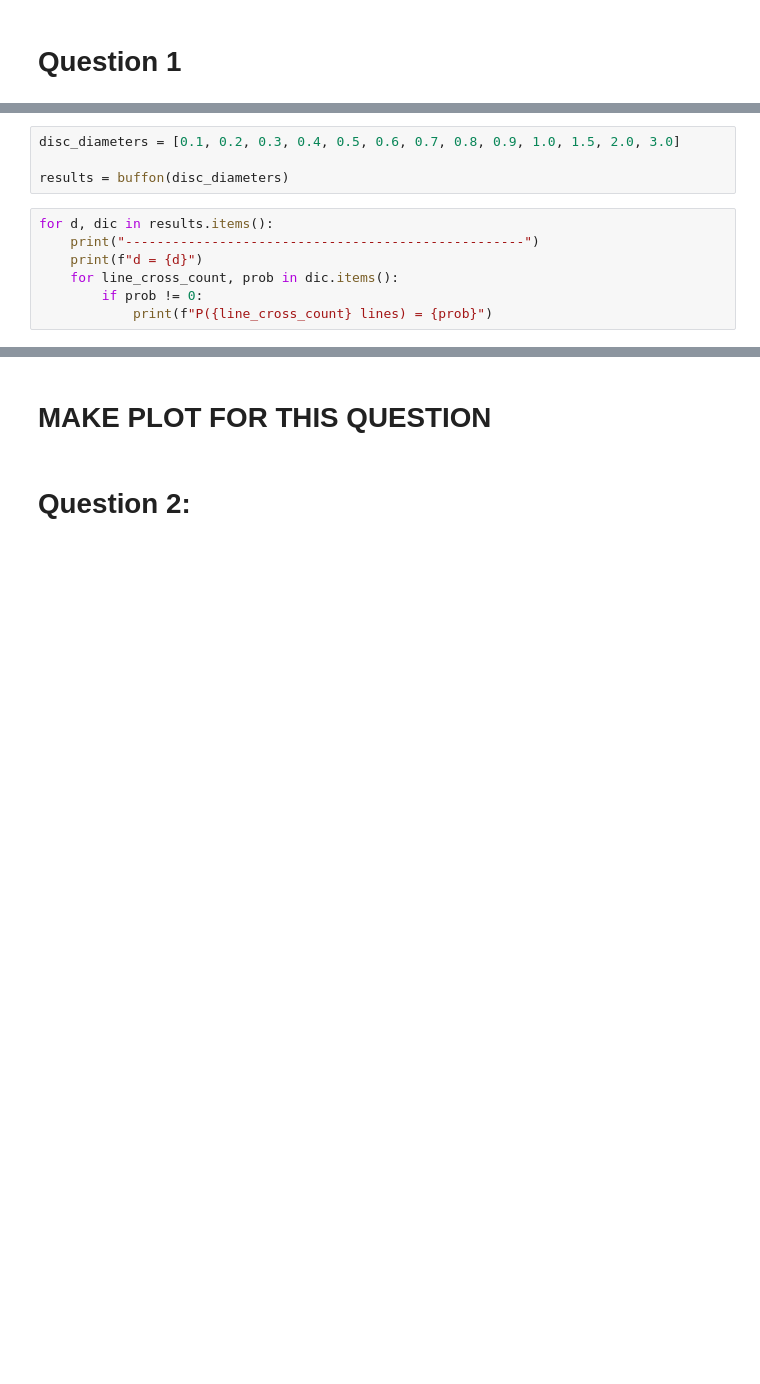
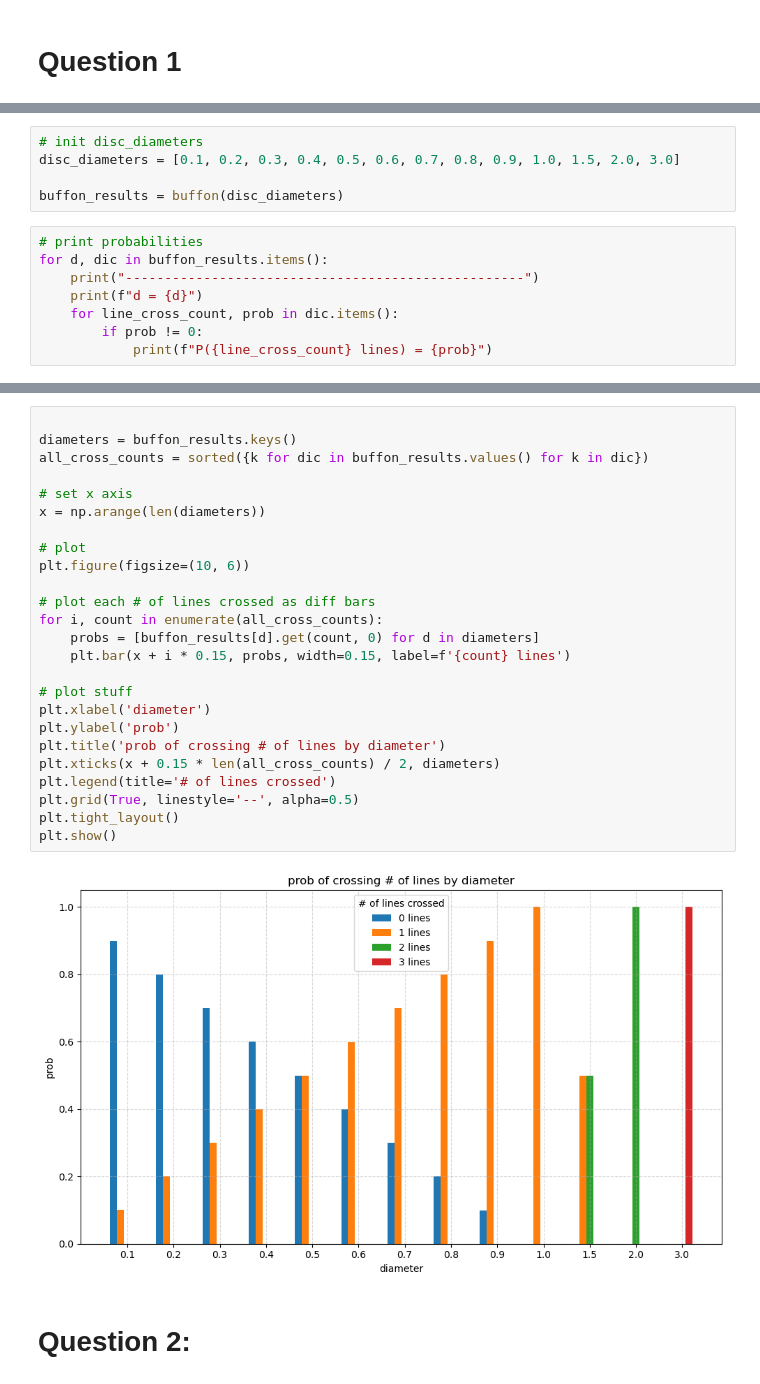
Before and after one commit to Saatvik1/Numerical-Analysis, a Jupyter notebook: HW3/1.0-ss-HW3.ipynb, the cells around one changed output, grey strips where cells are left out. Cells and saved outputs as stored; diff of their text form; blank space fills up the shorter version.

```diff
--- a/HW3/1.0-ss-HW3.ipynb
+++ b/HW3/1.0-ss-HW3.ipynb
@@ -78,11 +70,13 @@ def buffon(disc_diameters):
 
     return results
 # %%
+# init disc_diameters
 disc_diameters = [0.1, 0.2, 0.3, 0.4, 0.5, 0.6, 0.7, 0.8, 0.9, 1.0, 1.5, 2.0, 3.0]
 
-results = buffon(disc_diameters)
+buffon_results = buffon(disc_diameters)
 # %%
-for d, dic in results.items():
+# print probabilities
+for d, dic in buffon_results.items():
     print("---------------------------------------------------")
     print(f"d = {d}")
     for line_cross_count, prob in dic.items():
@@ -106,7 +100,32 @@ P(2 lines) = 1.0
 ---------------------------------------------------
 d = 3.0
 P(3 lines) = 1.0
-# %% [markdown]
-# MAKE PLOT FOR THIS QUESTION
+# %%
+
+diameters = buffon_results.keys()
+all_cross_counts = sorted({k for dic in buffon_results.values() for k in dic})
+
+# set x axis
+x = np.arange(len(diameters))
+
+# plot
+plt.figure(figsize=(10, 6))
+
+# plot each # of lines crossed as diff bars
+for i, count in enumerate(all_cross_counts):
+    probs = [buffon_results[d].get(count, 0) for d in diameters]
+    plt.bar(x + i * 0.15, probs, width=0.15, label=f'{count} lines')
+
+# plot stuff
+plt.xlabel('diameter')
+plt.ylabel('prob')
+plt.title('prob of crossing # of lines by diameter')
+plt.xticks(x + 0.15 * len(all_cross_counts) / 2, diameters)
+plt.legend(title='# of lines crossed')
+plt.grid(True, linestyle='--', alpha=0.5)
+plt.tight_layout()
+plt.show()
+# %% [output]
+[figure, added]
 # %% [markdown]
 # Question 2:
```
Also changed, not shown: parts of 7 cells of this notebook.
